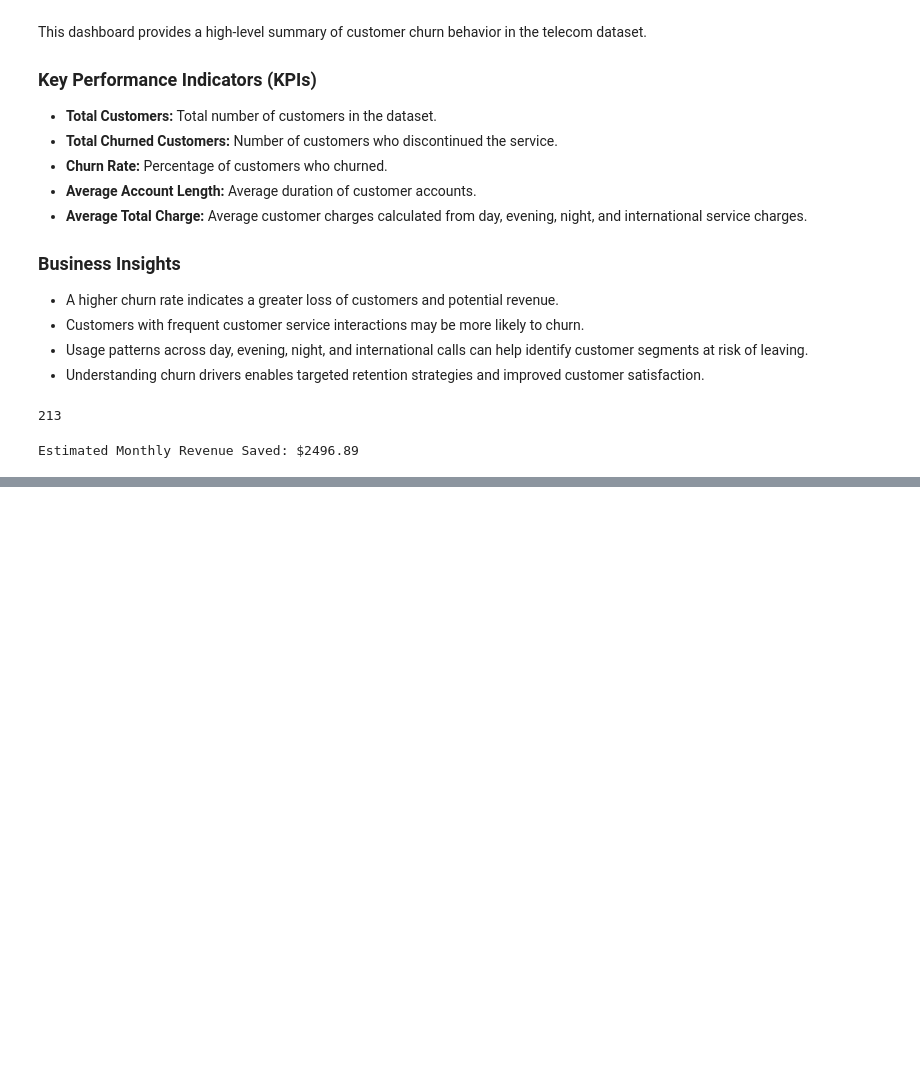
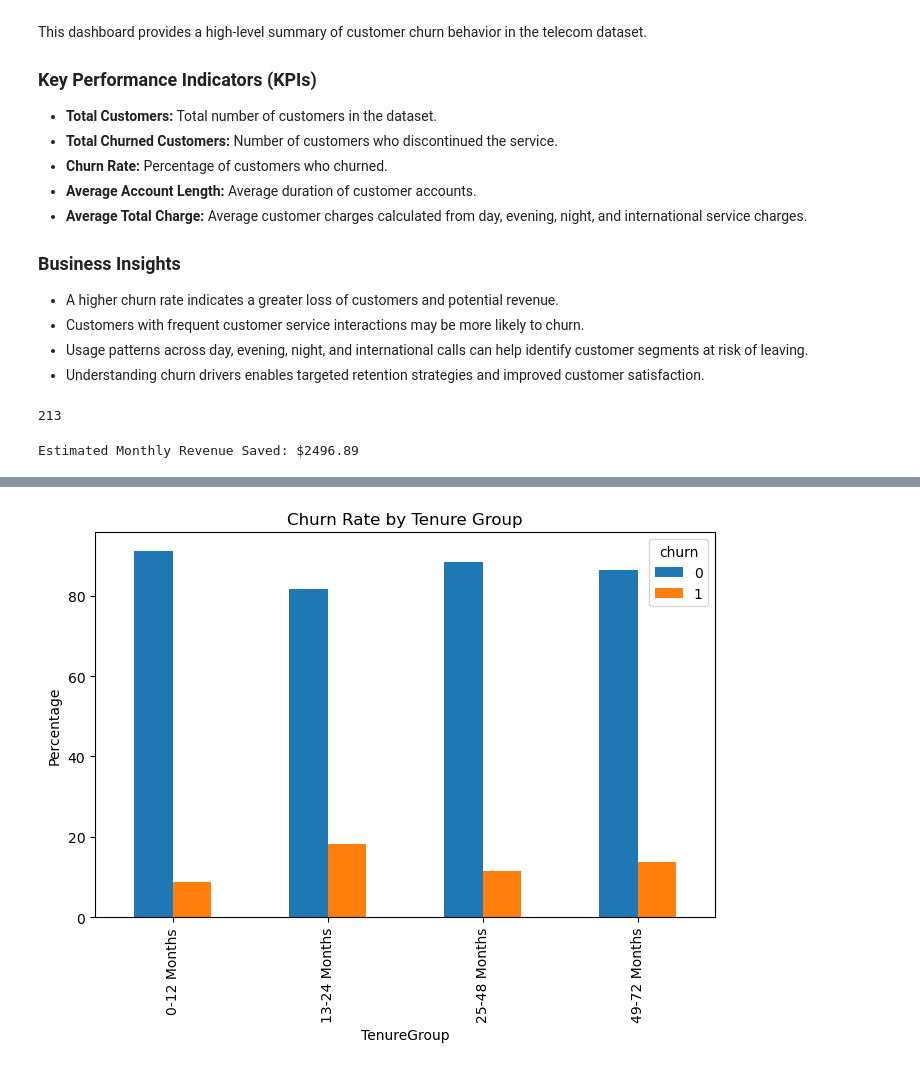
Before and after one commit to Ains123/Customer-churn, a Jupyter notebook: Notebooks/05_model_training.ipynb, the cells around one changed output, grey strips where cells are left out. Saved outputs shown, nothing was run; the diff lists cells and outputs as text; code cells hidden in the pictures; blank space fills up the shorter version.

Commit message:
feature:add churn rate by tenure group

```diff
--- a/Notebooks/05_model_training.ipynb
+++ b/Notebooks/05_model_training.ipynb
@@ -590,3 +590,26 @@ revenue_saved = (
 print(f"Estimated Monthly Revenue Saved: ${revenue_saved:.2f}")
 # %% [output]
 Estimated Monthly Revenue Saved: $2496.89
+# %%
+bins = [0,12,24,48,72]
+
+labels = [
+    '0-12 Months',
+    '13-24 Months',
+    '25-48 Months',
+    '49-72 Months'
+]
+
+df['TenureGroup'] = pd.cut(
+    df['account length'],
+    bins=bins,
+    labels=labels
+)
+# %%
+tenure_churn = pd.crosstab(
+    df['TenureGroup'],
+    df['churn'],
+    normalize='index'
+) * 100
+
+tenure_churn
@@ -592,0 +623,11 @@ Estimated Monthly Revenue Saved: $2496.89
+# %%
+tenure_churn.plot(
+    kind='bar',
+    figsize=(8,5)
+)
+
+plt.title("Churn Rate by Tenure Group")
+plt.ylabel("Percentage")
+plt.show()
+# %% [output]
+[figure, added]
```
Also changed, not shown: parts of 1 cell of this notebook.
